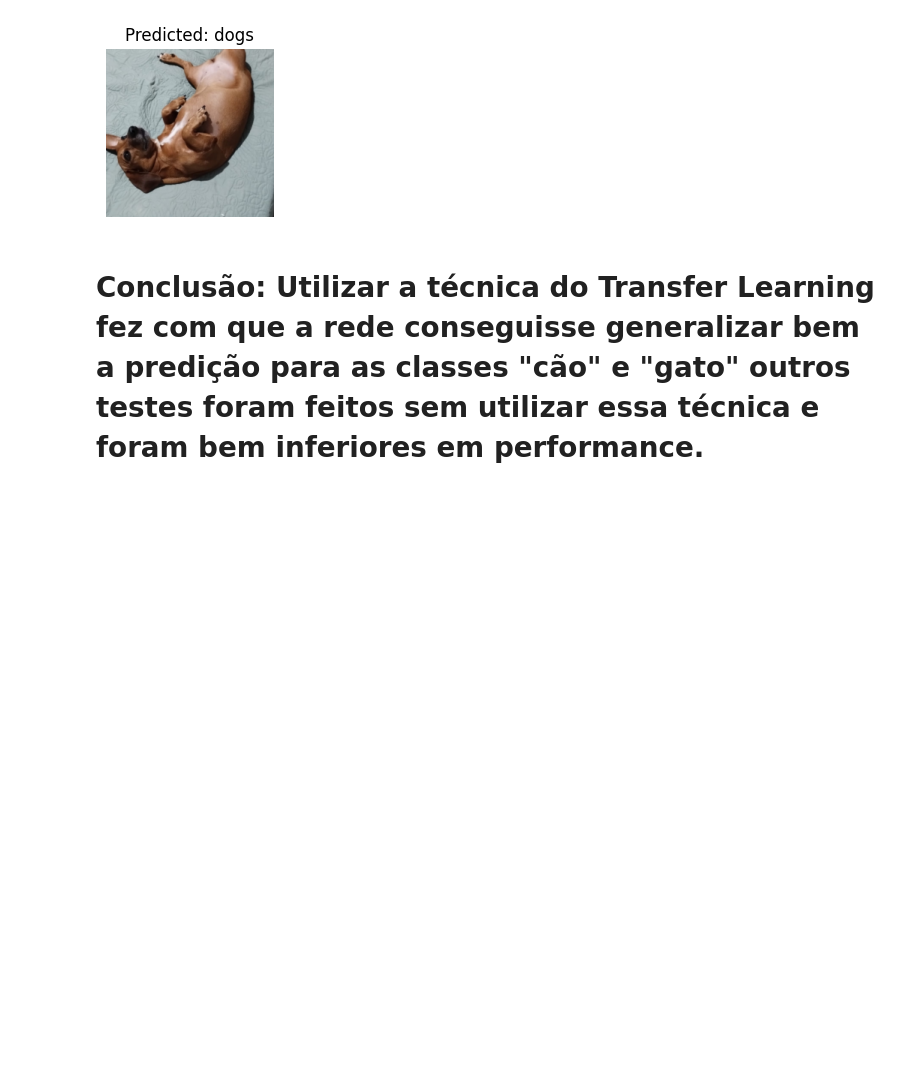
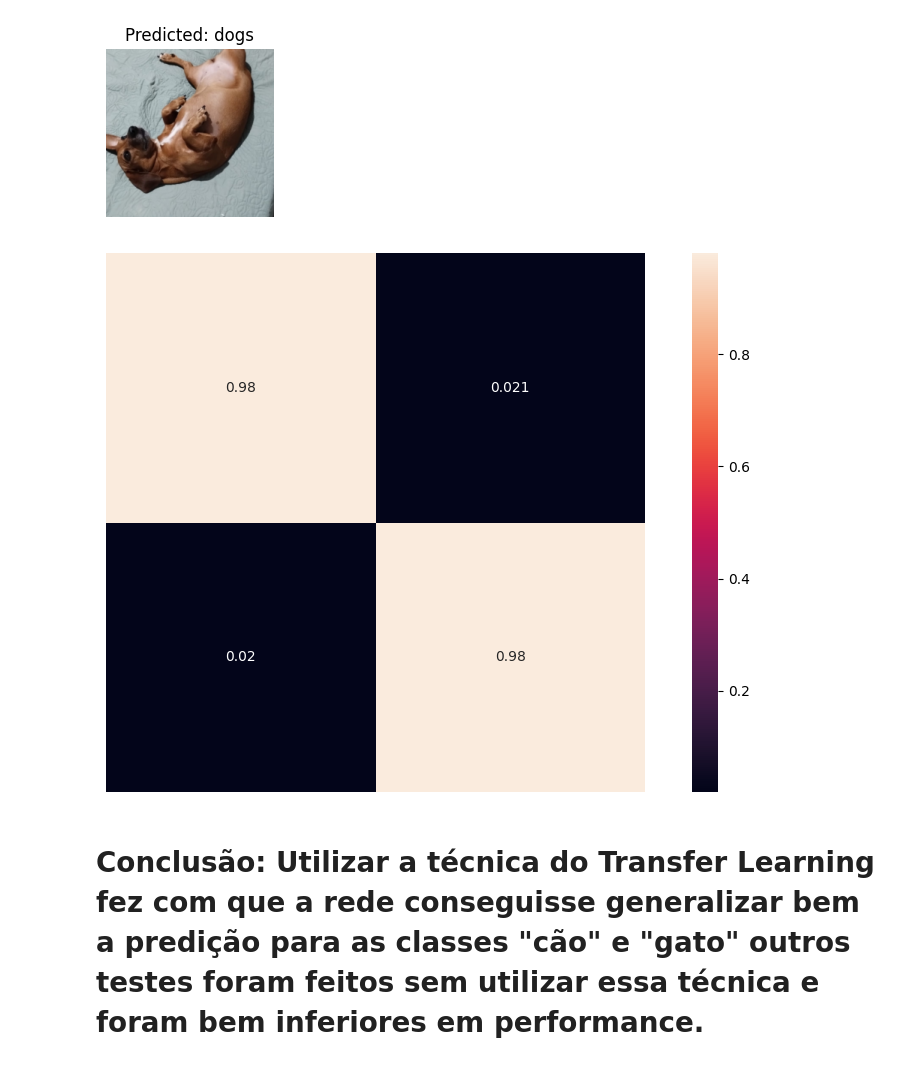
Before and after one commit to ewerton-andrade/DataScienceEvolution, a Jupyter notebook: Pytorch_Transfer_Learning_For_Computer_Vision.ipynb, the cells around one changed output. Cells and saved outputs as stored; diff of their text form; code cells hidden in the pictures; blank space fills up the shorter version.

```diff
--- a/Pytorch_Transfer_Learning_For_Computer_Vision.ipynb
+++ b/Pytorch_Transfer_Learning_For_Computer_Vision.ipynb
@@ -438,2 +470,15 @@ plt.show()
+# %%
+# Path to your PNG image
+image_path = '/content/output.png'
+
+# Open the image file
+img = Image.open(image_path)
+
+# Plot the image using matplotlib
+plt.imshow(img)
+plt.axis('off')  # Turn off axis numbers and ticks
+plt.show()
+# %% [output]
+[figure, added]
 # %% [markdown]
 # Conclusão: Utilizar a técnica do Transfer Learning fez com que a rede conseguisse generalizar bem a predição para as classes "cão" e "gato" outros testes foram feitos sem utilizar essa técnica e foram bem inferiores em performance.
```
Also changed, not shown: parts of 2 cells of this notebook.
